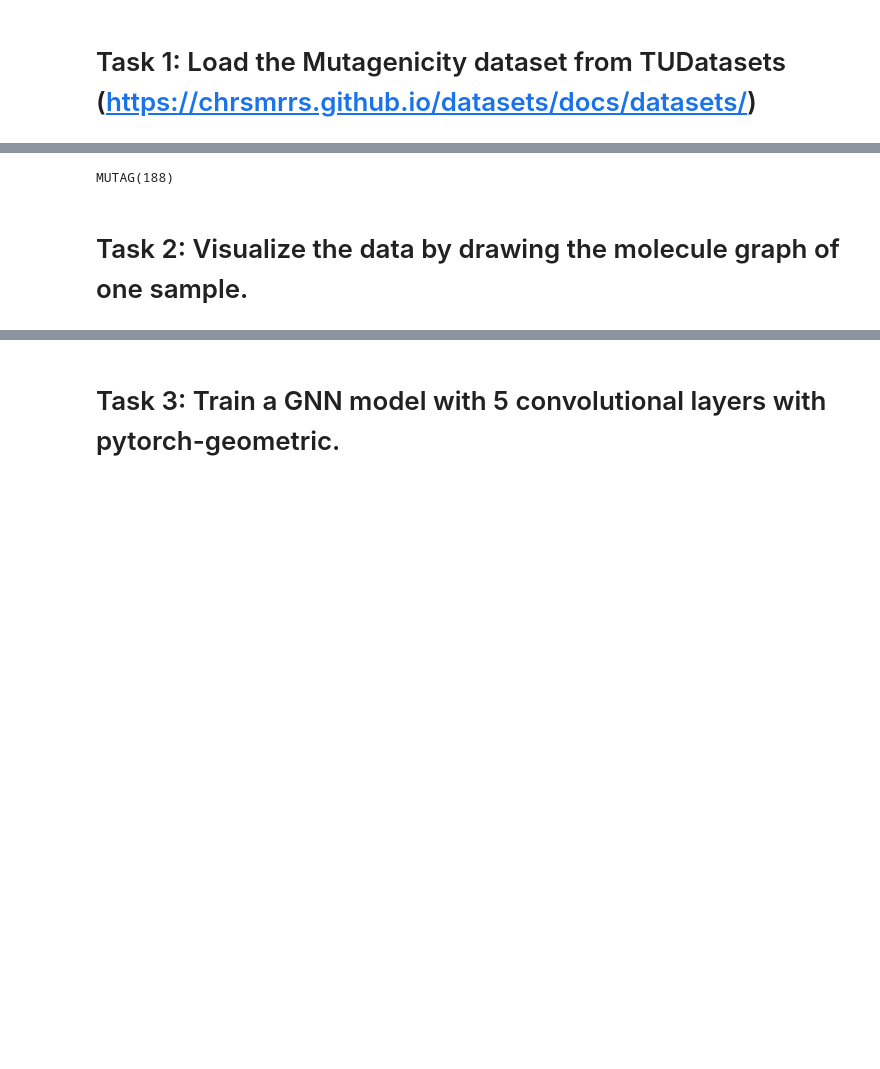
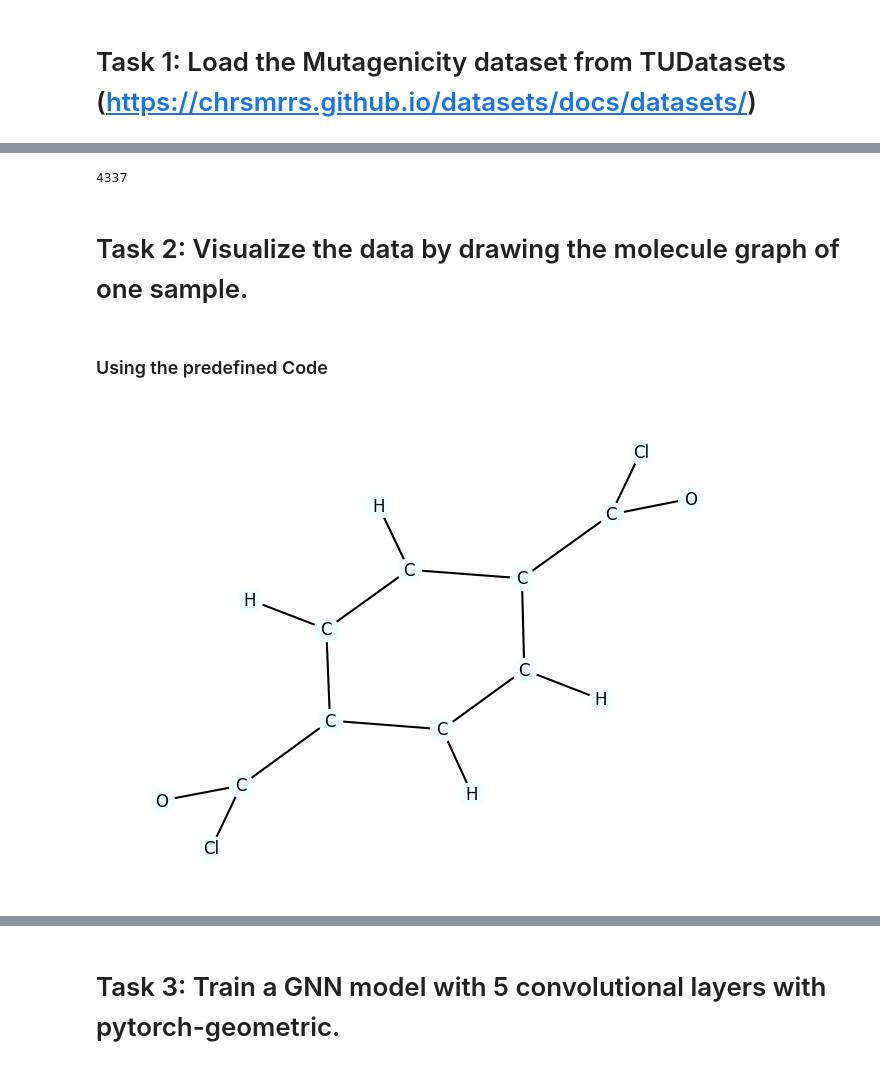
Before and after one commit to JulianMeigen/ML-handson, a Jupyter notebook: notebooks/9.0-SNJMMH-Day9.ipynb, the cells around one changed output, grey strips where cells are left out. Saved outputs shown, nothing was run; the diff lists cells and outputs as text; code cells hidden in the pictures; blank space fills up the shorter version.

Commit message:
change dataset

```diff
--- a/notebooks/9.0-SNJMMH-Day9.ipynb
+++ b/notebooks/9.0-SNJMMH-Day9.ipynb
@@ -28,6 +24,53 @@ Done!
-# %%
-dataset
-# %% [output]
-MUTAG(188)
+# %%
+len(list(dataset))
+# %% [output]
+4337
 # %% [markdown]
 # Task 2: Visualize the data by drawing the molecule graph of one sample.
+# %% [markdown]
+### Using the predefined Code
+# %%
+import networkx as nx
+import numpy as np
+import matplotlib.pyplot as plt
+
+from torch_geometric.utils import to_networkx
+
+
+def draw_molecule(g, edge_mask=None, draw_edge_labels=False):
+    g = g.copy().to_undirected()
+    node_labels = {}
+    for u, data in g.nodes(data=True):
+        node_labels[u] = data['name']
+    pos = nx.planar_layout(g)
+    pos = nx.spring_layout(g, pos=pos)
+    if edge_mask is None:
+        edge_color = 'black'
+        widths = None
+    else:
+        edge_color = [edge_mask[(u, v)] for u, v in g.edges()]
+        widths = [x * 10 for x in edge_color]
+    nx.draw(g, pos=pos, labels=node_labels, width=widths,
+            edge_color=edge_color, edge_cmap=plt.cm.Blues,
+            node_color='azure')
+
+    if draw_edge_labels and edge_mask is not None:
+        edge_labels = {k: ('%.2f' % v) for k, v in edge_mask.items()}
+        nx.draw_networkx_edge_labels(g, pos, edge_labels=edge_labels,
+                                    font_color='red')
+    plt.show()
+
+
+def to_molecule(data):
+    ATOM_MAP = ['C', 'O', 'Cl', 'H', 'N', 'F',
+                'Br', 'S', 'P', 'I', 'Na', 'K', 'Li', 'Ca']
+    g = to_networkx(data, node_attrs=['x'])
+    for u, data in g.nodes(data=True):
+        data['name'] = ATOM_MAP[data['x'].index(1.0)]
+        del data['x']
+    return g
+# %%
+G = to_molecule(dataset[0])
+draw_molecule(G)
+# %% [output]
+[figure, added]
```
Also changed, not shown: parts of 3 cells of this notebook, 19 other files.
